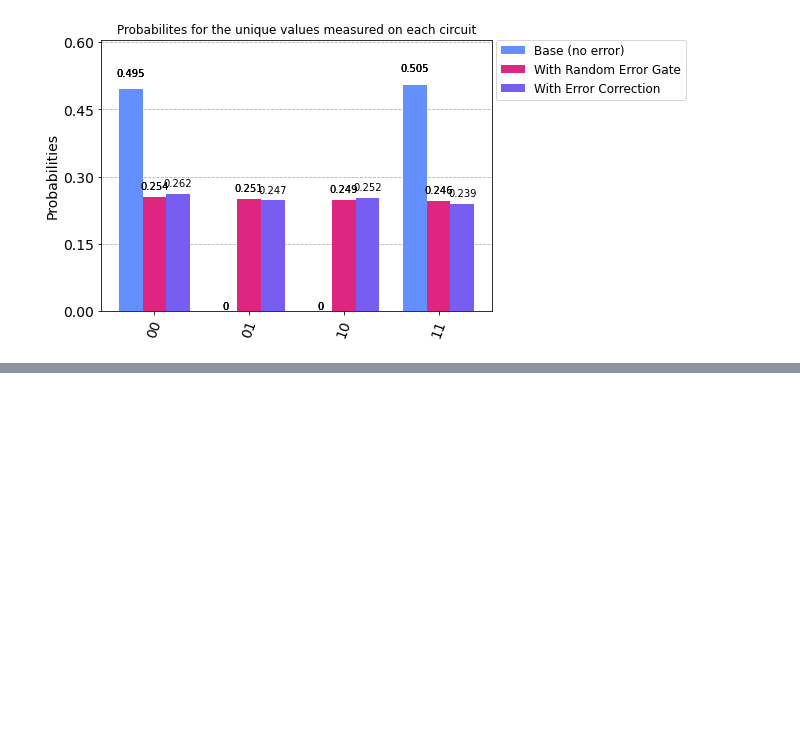
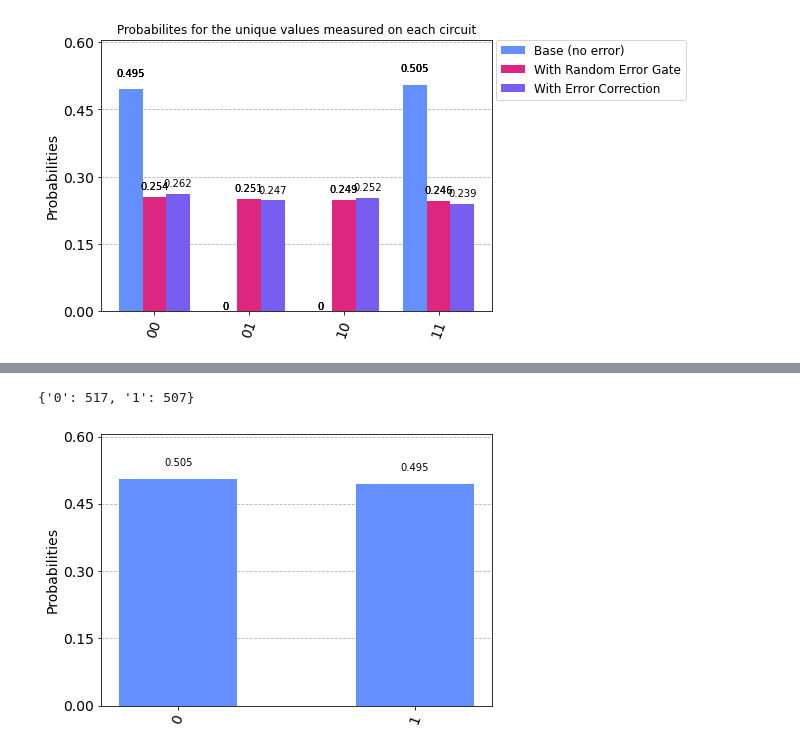
Before and after one commit to iamtxena/upc-quantum-postgraduate, a Jupyter notebook: quantum-error-correction/qosf-five-code-error-correction.ipynb, the cells around one changed output, grey strips where cells are left out. Saved outputs shown, nothing was run; the diff lists cells and outputs as text; code cells hidden in the pictures; blank space fills up the shorter version.

```diff
--- a/quantum-error-correction/qosf-five-code-error-correction.ipynb
+++ b/quantum-error-correction/qosf-five-code-error-correction.ipynb
@@ -458,0 +513,7 @@ plot_histogram([filterUniqueResults(totalCountsBaseCircuit), filterUniqueResults
+# %%
+counts = execute(circ, backend=simulator, shots=1024).result().get_counts()
+print(counts)
+display(plot_histogram(counts))
+# %% [output]
+{'0': 517, '1': 507}
+[figure, added]
```
Also changed, not shown: parts of 6 cells of this notebook, 5 other files.
